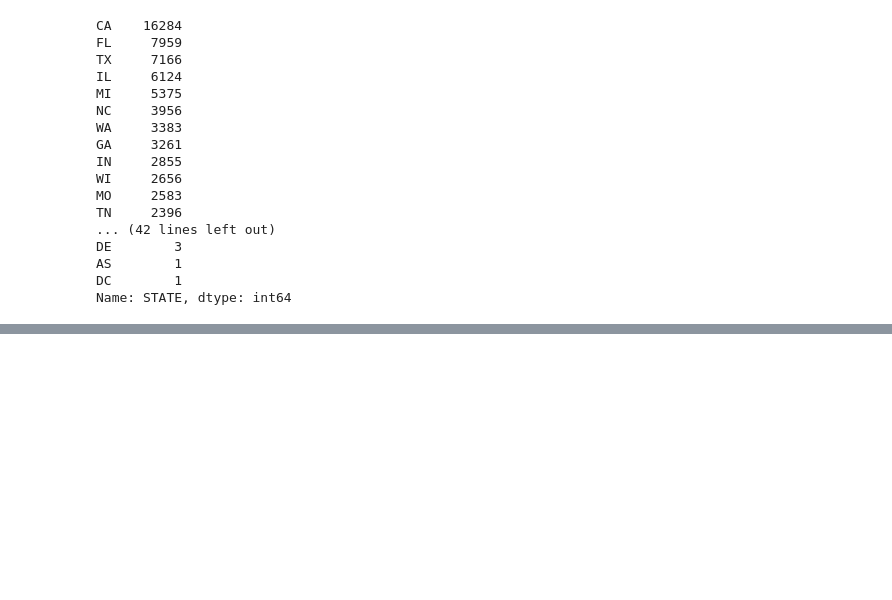
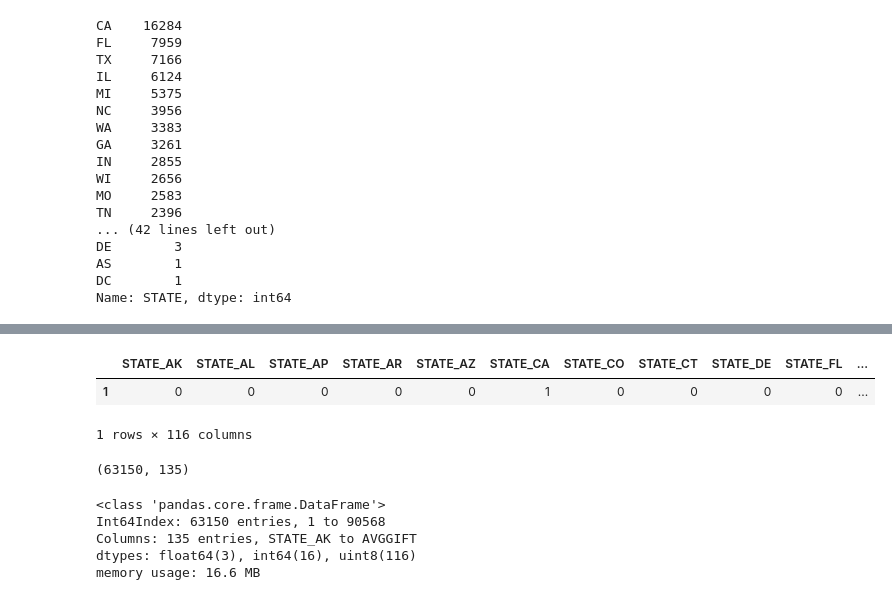
Before and after one commit to SergiGuasch/sergiguasch, a Jupyter notebook: lessons/unit4/DAY3/unit4_edawithmethods.ipynb, the cells around one changed output, grey strips where cells are left out. Drawn from its saved outputs; the diff is of its cells as text; code cells hidden in the pictures; blank space fills up the shorter version.

```diff
--- a/lessons/unit4/DAY3/unit4_edawithmethods.ipynb
+++ b/lessons/unit4/DAY3/unit4_edawithmethods.ipynb
@@ -336,0 +362,12 @@ Name: STATE, dtype: int64
+# %%
+df=df.dropna() #quick method to remove nulls
+# %%
+df_cat=df.select_dtypes(include=object)
+# %%
+df_cat=pd.get_dummies(df_cat,drop_first=True)
+# %%
+df_cat.head(1)
+# %% [output]
+|  | STATE_AK | STATE_AL | STATE_AP | STATE_AR | STATE_AZ | STATE_CA | STATE_CO | STATE_CT | STATE_DE | STATE_FL | ... |
+| 1 | 0 | 0 | 0 | 0 | 0 | 1 | 0 | 0 | 0 | 0 | ... |
+1 rows × 116 columns
@@ -336,0 +381,12 @@ Name: STATE, dtype: int64
+# %%
+df_full.shape
+# %% [output]
+(63150, 135)
+# %%
+df_full.info()
+# %% [output]
+<class 'pandas.core.frame.DataFrame'>
+Int64Index: 63150 entries, 1 to 90568
+Columns: 135 entries, STATE_AK to AVGGIFT
+dtypes: float64(3), int64(16), uint8(116)
+memory usage: 16.6 MB
```
Also changed, not shown: parts of 20 cells of this notebook, 5 other files.
